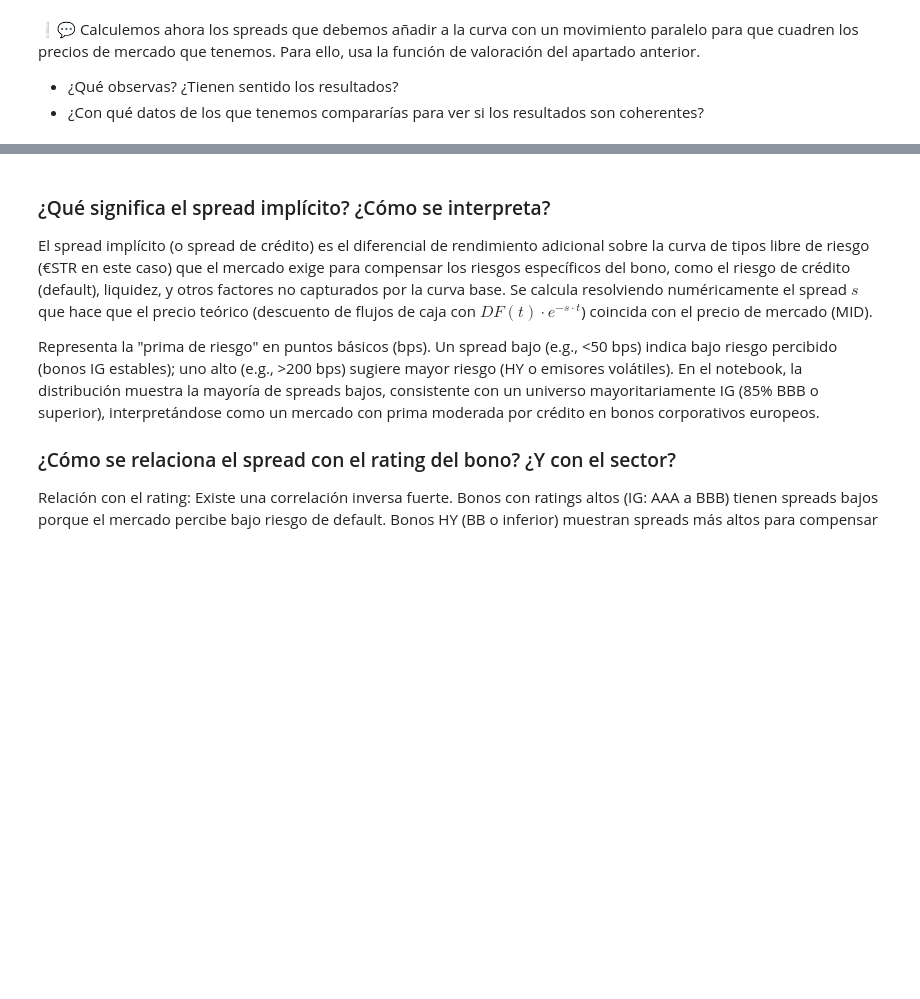
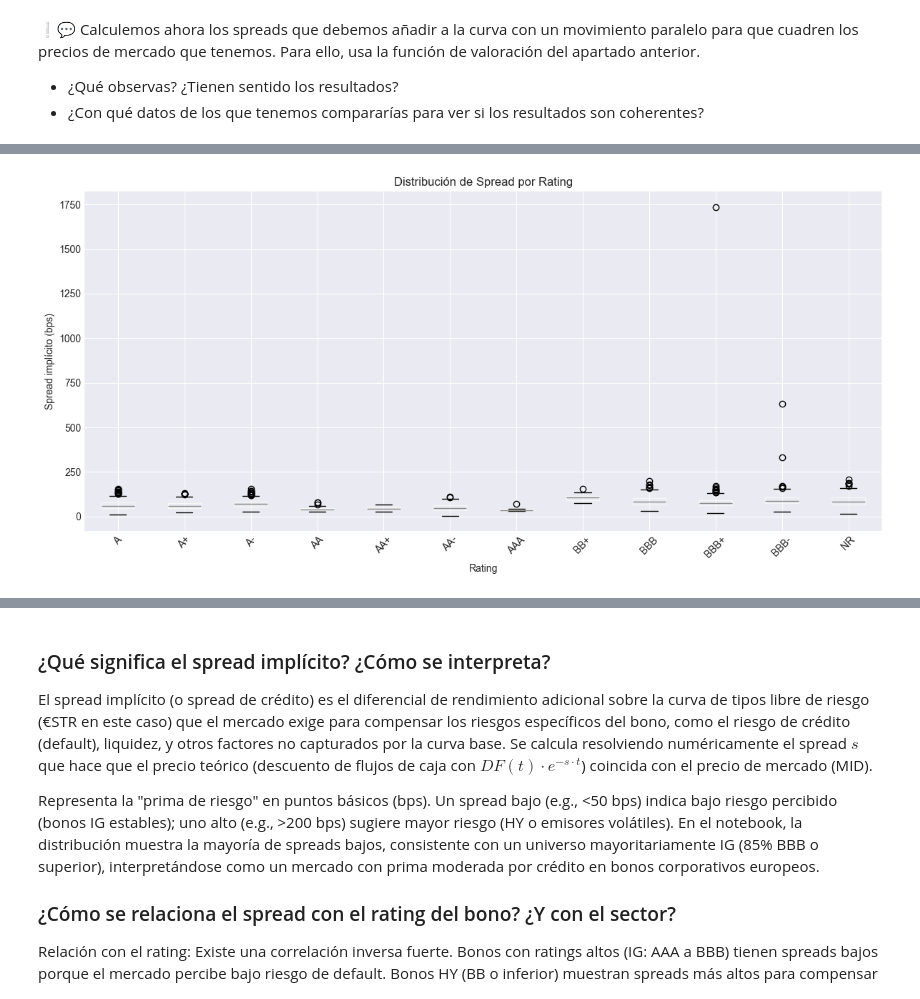
Before and after one commit to ALBERELVIS/Analisis-Cartera-De-Renta-Fija, a Jupyter notebook: src/TallerRF_AnálisisCartera_Enunciado.ipynb, the cells around one changed output, grey strips where cells are left out. Cells and saved outputs as stored; diff of their text form; code cells hidden in the pictures; blank space fills up the shorter version.

```diff
--- a/src/TallerRF_AnálisisCartera_Enunciado.ipynb
+++ b/src/TallerRF_AnálisisCartera_Enunciado.ipynb
@@ -538,3 +1221,96 @@ print("\nBonos con spreads más altos:")
 print(vivos.sort_values("Spread_implicito_bps", ascending=False)[[
     "ISIN", "Description", "Price", "Spread_implicito_bps"
 ]].head(10))
+
+# ============================================================
+# ANÁLISIS DE COHERENCIA DE LOS SPREADS IMPLÍCITOS
+# ============================================================
+
+# 1. Comparación con Rating
+if 'Rating' in vivos.columns and 'Spread_implicito_bps' in vivos.columns:
+    print("\n" + "="*70)
+    print("ANÁLISIS: Spread vs Rating")
+    print("="*70)
+
+    spread_by_rating = vivos.groupby('Rating')['Spread_implicito_bps'].agg(['mean', 'median', 'std', 'count'])
+    print("\nSpread promedio por Rating:")
+    print(spread_by_rating.sort_values('mean'))
+
+    # Gráfico
+    plt.figure(figsize=(12, 6))
+    vivos.boxplot(column='Spread_implicito_bps', by='Rating', ax=plt.gca())
+    plt.title('Distribución de Spread por Rating')
+    plt.suptitle('')  # Eliminar título automático
+    plt.xlabel('Rating')
+    plt.ylabel('Spread implícito (bps)')
+    plt.xticks(rotation=45)
+    plt.tight_layout()
+    plt.show()
+
+# 2. Comparación con Sector
+if 'Industry Sector' in vivos.columns and 'Spread_implicito_bps' in vivos.columns:
+    print("\n" + "="*70)
+    print("ANÁLISIS: Spread vs Sector")
+    print("="*70)
+
+    spread_by_sector = vivos.groupby('Industry Sector')['Spread_implicito_bps'].agg(['mean', 'median', 'count'])
+    print("\nSpread promedio por Sector (Top 10):")
+    print(spread_by_sector.sort_values('mean').head(10))
+
+    # Gráfico
+    top_sectors = spread_by_sector.nlargest(10, 'count').index
+    vivos_top = vivos[vivos['Industry Sector'].isin(top_sectors)]
+
+    plt.figure(figsize=(14, 6))
+    vivos_top.boxplot(column='Spread_implicito_bps', by='Industry Sector', ax=plt.gca())
+    plt.title('Distribución de Spread por Sector (Top 10)')
+    plt.suptitle('')
+    plt.xlabel('Sector')
+    plt.ylabel('Spread implícito (bps)')
+    plt.xticks(rotation=45, ha='right')
+    plt.tight_layout()
+    plt.show()
+
+# 3. Comparación con PD 1YR (si disponible)
+if 'PD 1YR' in vivos.columns and 'Spread_implicito_bps' in vivos.columns:
+    print("\n" + "="*70)
+    print("ANÁLISIS: Spread vs PD 1YR")
+    print("="*70)
+
+    # Filtrar valores válidos
+    valid_data = vivos[['Spread_implicito_bps', 'PD 1YR']].dropna()
+    if len(valid_data) > 0:
+        correlation = valid_data['Spread_implicito_bps'].corr(valid_data['PD 1YR'])
+        print(f"\nCorrelación entre Spread y PD 1YR: {correlation:.4f}")
+
+        # Gráfico de dispersión
+        plt.figure(figsize=(10, 6))
+        plt.scatter(valid_data['PD 1YR'], valid_data['Spread_implicito_bps'], alpha=0.5)
+        plt.xlabel('PD 1YR (%)')
+        plt.ylabel('Spread implícito (bps)')
+        plt.title('Relación entre Spread y Probabilidad de Default')
+        plt.grid(alpha=0.3)
+        plt.tight_layout()
+        plt.show()
+
+# 4. Comparación con Bid-Ask Spread (liquidez)
+if 'Bid-Ask Spread' in vivos.columns and 'Spread_implicito_bps' in vivos.columns:
+    print("\n" + "="*70)
+    print("ANÁLISIS: Spread vs Liquidez (Bid-Ask Spread)")
+    print("="*70)
+
+    valid_data = vivos[['Spread_implicito_bps', 'Bid-Ask Spread']].dropna()
+    if len(valid_data) > 0:
+        correlation = valid_data['Spread_implicito_bps'].corr(valid_data['Bid-Ask Spread'])
+        print(f"\nCorrelación entre Spread implícito y Bid-Ask Spread: {correlation:.4f}")
+
+        # Gráfico
+        plt.figure(figsize=(10, 6))
+        plt.scatter(valid_data['Bid-Ask Spread'], valid_data['Spread_implicito_bps'], alpha=0.5)
+        plt.xlabel('Bid-Ask Spread')
+        plt.ylabel('Spread implícito (bps)')
+        plt.title('Relación entre Spread de Crédito y Liquidez')
+        plt.grid(alpha=0.3)
+        plt.tight_layout()
+        plt.show()
+# %% [output]
@@ -540,0 +1334 @@ print(vivos.sort_values("Spread_implicito_bps", ascending=False)[[
+[figure, added]
```
Also changed, not shown: parts of 46 cells of this notebook, 9 other files.
